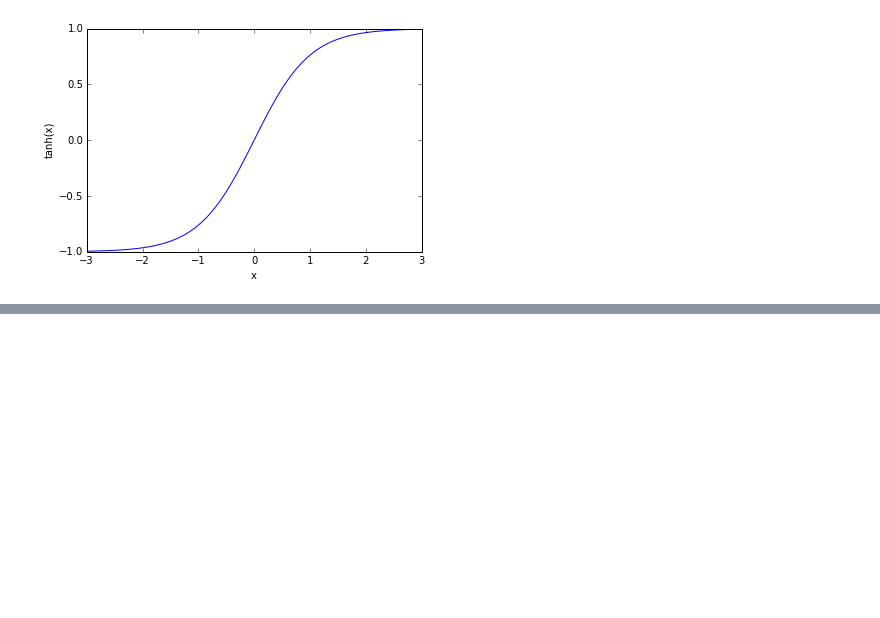
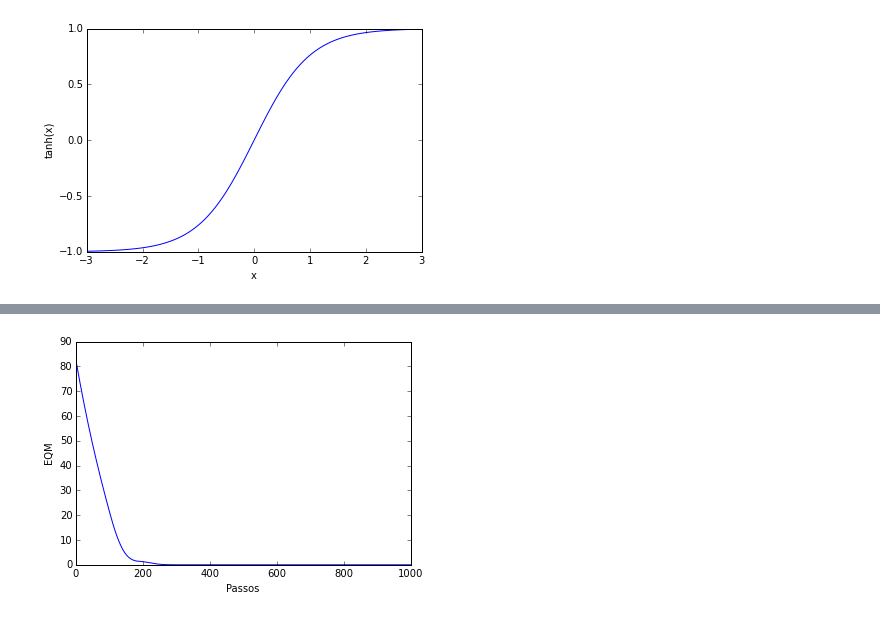
Before and after one commit to rodrigohubner/inteligencia_computacional, a Jupyter notebook: mlp.ipynb, the cells around one changed output, grey strips where cells are left out. Saved outputs shown, nothing was run; the diff lists cells and outputs as text; code cells hidden in the pictures; blank space fills up the shorter version.

```diff
--- a/mlp.ipynb
+++ b/mlp.ipynb
@@ -270,0 +286,72 @@ O algoritmo de otimização por gradiente descendente, na forma que vimos, pode
+# %%
+def nova_mlp(entradas, saidas, camadas):
+    lista_de_camadas = [entradas] + camadas + [saidas]
+    pesos = []
+    for i in xrange(len(lista_de_camadas)-1):
+        pesos.append(np.random.random((lista_de_camadas[i+1], lista_de_camadas[i])))
+    return pesos
+
+def ff_mlp(entradas, pesos):
+    s = entradas
+    for i in xrange(len(pesos)-1):
+        s = np.tanh(np.dot(pesos[i],s))
+    s = np.dot(pesos[-1],s)
+    return s
+
+def backpropagation_step(entradas, saidas, pesos, passo=0.01):
+    derivadas = []
+    resultados_intermediarios = [entradas]
+    s = entradas
+    for i in xrange(len(pesos)-1):
+        s = np.tanh(np.dot(pesos[i],s))
+        resultados_intermediarios.append(s)
+    s = np.dot(pesos[-1],s)
+    resultados_intermediarios.append(s)
+
+    # Derivada do erro em relacao a saida estimada
+    dedye = (resultados_intermediarios[-1] - saidas)
+
+    # Derivada em relacao a camada de saida linear
+    dedb = np.dot(dedye, resultados_intermediarios[-2].T)
+
+    # Para cada camada nao-linear, calcula a nova derivada na forma:
+    deda = dedye
+
+    for i in range(len(pesos)-2, -1, -1):
+        linear = np.dot(pesos[i], resultados_intermediarios[i])
+        flz = (1-np.tanh(linear)**2)
+        deda = np.dot(pesos[i+1].T, deda) # deriv_front
+        derivada = np.dot(deda * flz, resultados_intermediarios[i].T)
+        derivadas.insert (0, derivada)
+
+    derivadas.append(dedb)
+
+    # Executa um passo na direcao contraria da derivada
+    for i in xrange(len(derivadas)):
+        n = np.linalg.norm(derivadas[i])
+        pesos[i] -= passo * derivadas[i]/n
+
+    return pesos
+
+def erro(y, y_e):
+    return np.sum((y-y_e)**2)
+
+x = np.array([[5, 4, 3, 2, 1], [3, 2, 1, 2, 3]]).T.astype(float)
+y = np.array([[2, 1, 1], [1, 0, 0]]).T.astype(float)
+mlp = nova_mlp(5, 3, [13, 9, 9])
+#print ff_mlp(x, mlp), y
+
+n_passos = 1000
+eqm5 = np.zeros((n_passos+1))
+eqm5[0] = erro(y, ff_mlp(x, mlp))
+for i in xrange(n_passos):
+    eqm5[i+1] = erro(y, ff_mlp(x, mlp))
+    mlp = backpropagation_step(x, y, mlp)
+
+#print ff_mlp(x, mlp), y
+plt.figure();
+plt.plot(range(n_passos+1), eqm5);
+plt.ylabel('EQM');
+plt.xlabel('Passos');
+# %% [output]
+[figure, added]
```
Also changed, not shown: parts of 5 cells of this notebook.
